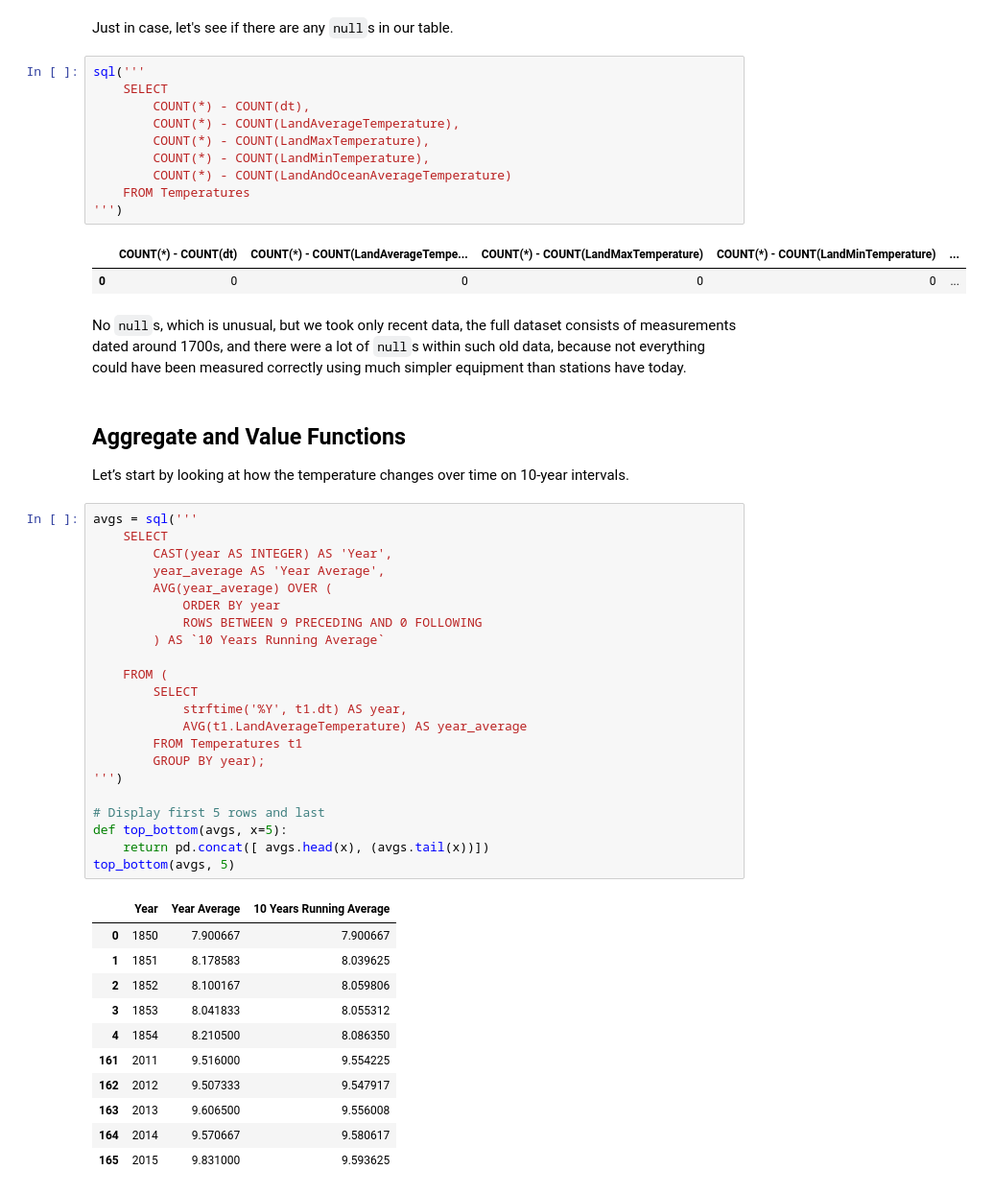
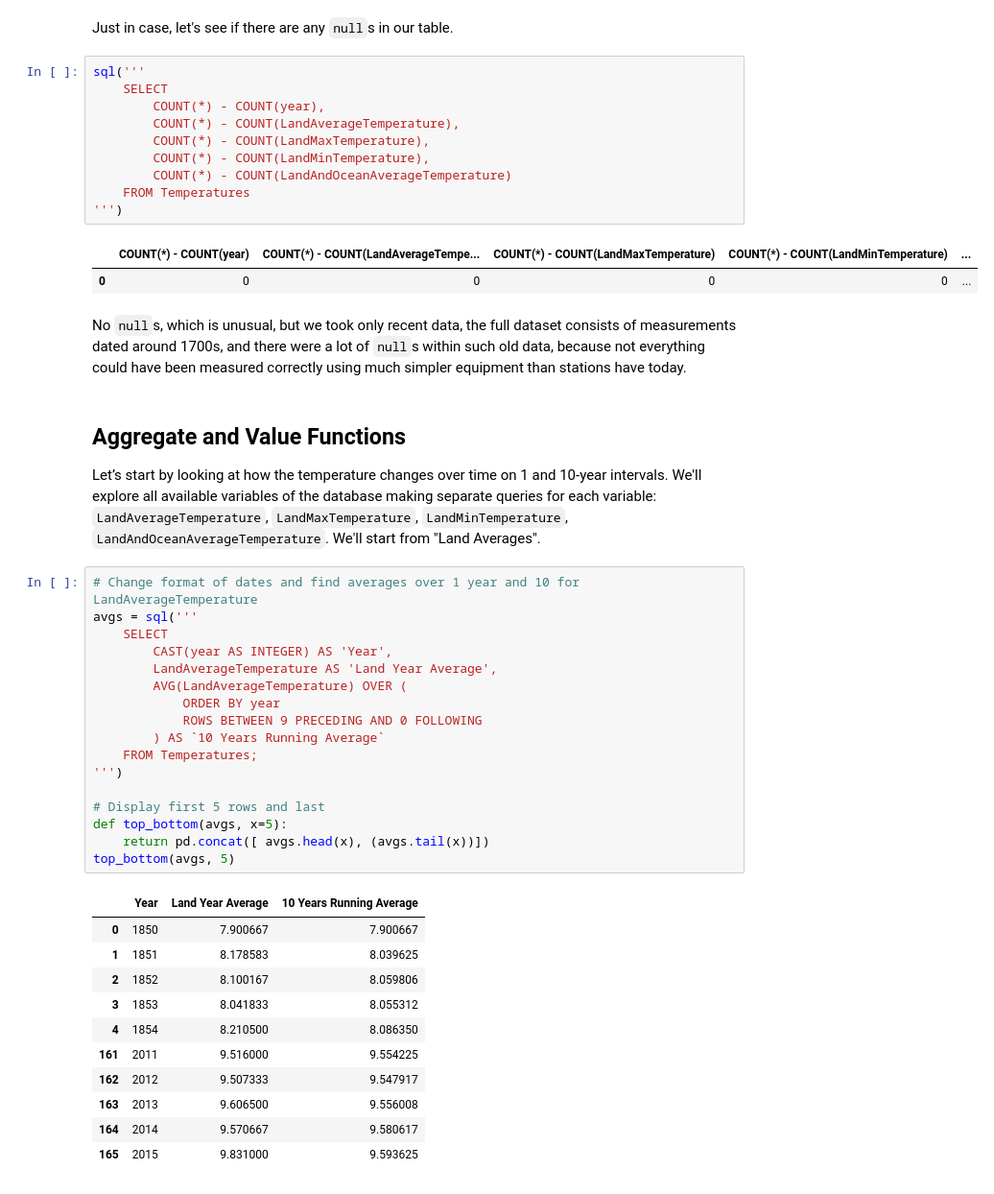
Before and after one commit to jadidaniel/jupyter-notebooks, a Jupyter notebook: sql/windows_functions/climate_change.ipynb, the cells around one changed output. Shown at 96% size. Cells and saved outputs as stored; diff of their text form.

```diff
--- a/sql/windows_functions/climate_change.ipynb
+++ b/sql/windows_functions/climate_change.ipynb
@@ -87,38 +98,33 @@ Just in case, let's see if there are any `null`s in our table.
 # %%
 sql('''
     SELECT
-        COUNT(*) - COUNT(dt),
+        COUNT(*) - COUNT(year),
         COUNT(*) - COUNT(LandAverageTemperature),
         COUNT(*) - COUNT(LandMaxTemperature),
         COUNT(*) - COUNT(LandMinTemperature),
         COUNT(*) - COUNT(LandAndOceanAverageTemperature)
     FROM Temperatures
 ''')
 # %% [output]
-|  | COUNT(*) - COUNT(dt) | COUNT(*) - COUNT(LandAverageTempe... | COUNT(*) - COUNT(LandMaxTemperature) | COUNT(*) - COUNT(LandMinTemperature) | ... |
+|  | COUNT(*) - COUNT(year) | COUNT(*) - COUNT(LandAverageTempe... | COUNT(*) - COUNT(LandMaxTemperature) | COUNT(*) - COUNT(LandMinTemperature) | ... |
 | 0 | 0 | 0 | 0 | 0 | ... |
 # %% [markdown]
 No `null`s, which is unusual, but we took only recent data, the full dataset consists of measurements dated around 1700s, and there were a lot of `null`s within such old data, because not everything could have been measured correctly using much simpler equipment than stations have today.
 # %% [markdown]
 ## Aggregate and Value Functions
 
-Let’s start by looking at how the temperature changes over time on 10-year intervals.
+Let’s start by looking at how the temperature changes over time on 1 and 10-year intervals. We'll explore all available variables of the database making separate queries for each variable: `LandAverageTemperature`, `LandMaxTemperature`, `LandMinTemperature`, `LandAndOceanAverageTemperature`. We'll start from "Land Averages".
 # %%
+# Change format of dates and find averages over 1 year and 10 for LandAverageTemperature
 avgs = sql('''
     SELECT
         CAST(year AS INTEGER) AS 'Year',
-        year_average AS 'Year Average',
-        AVG(year_average) OVER (
+        LandAverageTemperature AS 'Land Year Average',
+        AVG(LandAverageTemperature) OVER (
             ORDER BY year
             ROWS BETWEEN 9 PRECEDING AND 0 FOLLOWING
         ) AS `10 Years Running Average`
-
-    FROM (
-        SELECT
-            strftime('%Y', t1.dt) AS year,
-            AVG(t1.LandAverageTemperature) AS year_average
-        FROM Temperatures t1
-        GROUP BY year);
+    FROM Temperatures;
 ''')
 
 # Display first 5 rows and last
@@ -126,7 +132,7 @@ def top_bottom(avgs, x=5):
     return pd.concat([ avgs.head(x), (avgs.tail(x))])
 top_bottom(avgs, 5)
 # %% [output]
-|  | Year | Year Average | 10 Years Running Average |
+|  | Year | Land Year Average | 10 Years Running Average |
 | 0 | 1850 | 7.900667 | 7.900667 |
 | 1 | 1851 | 8.178583 | 8.039625 |
 | 2 | 1852 | 8.100167 | 8.059806 |
```
Also changed, not shown: parts of 28 cells of this notebook.
